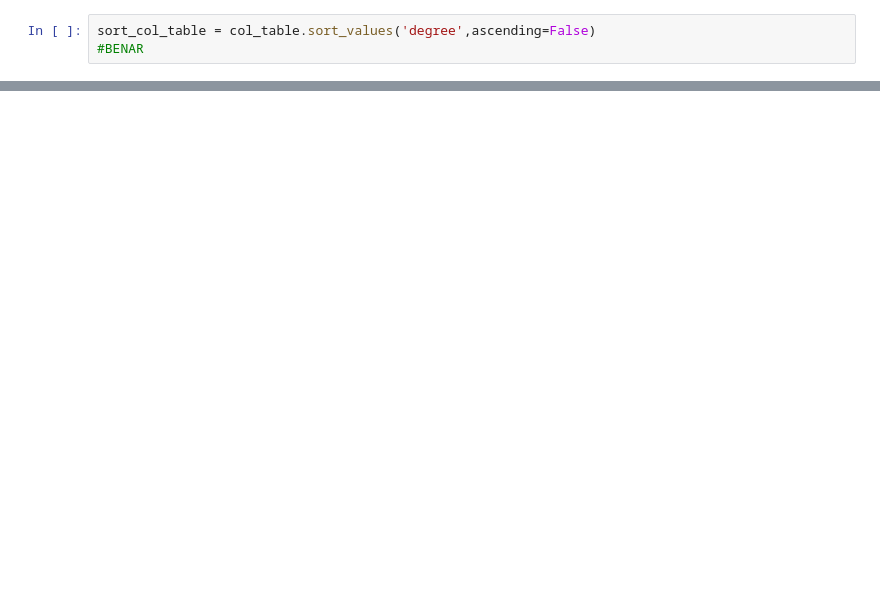
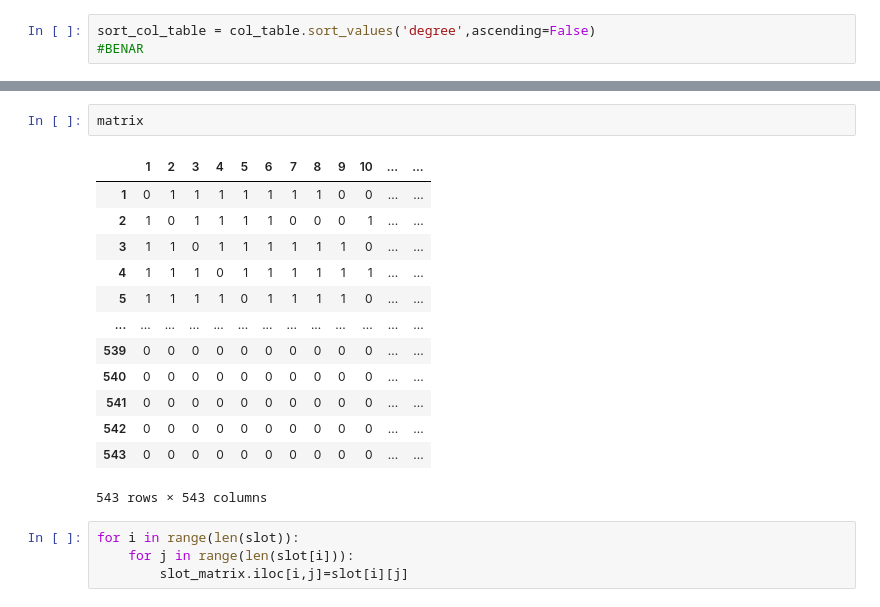
Before and after one commit to ropmoc/OKH, a Jupyter notebook: tt.ipynb, the cells around one changed output, grey strips where cells are left out. Cells and saved outputs as stored; diff of their text form; blank space fills up the shorter version.

```diff
--- a/tt.ipynb
+++ b/tt.ipynb
@@ -96,0 +217,20 @@ slot
+# %%
+matrix
+# %% [output]
+|  | 1 | 2 | 3 | 4 | 5 | 6 | 7 | 8 | 9 | 10 | ... | ... |
+| 1 | 0 | 1 | 1 | 1 | 1 | 1 | 1 | 1 | 0 | 0 | ... | ... |
+| 2 | 1 | 0 | 1 | 1 | 1 | 1 | 0 | 0 | 0 | 1 | ... | ... |
+| 3 | 1 | 1 | 0 | 1 | 1 | 1 | 1 | 1 | 1 | 0 | ... | ... |
+| 4 | 1 | 1 | 1 | 0 | 1 | 1 | 1 | 1 | 1 | 1 | ... | ... |
+| 5 | 1 | 1 | 1 | 1 | 0 | 1 | 1 | 1 | 1 | 0 | ... | ... |
+| ... | ... | ... | ... | ... | ... | ... | ... | ... | ... | ... | ... | ... |
+| 539 | 0 | 0 | 0 | 0 | 0 | 0 | 0 | 0 | 0 | 0 | ... | ... |
+| 540 | 0 | 0 | 0 | 0 | 0 | 0 | 0 | 0 | 0 | 0 | ... | ... |
+| 541 | 0 | 0 | 0 | 0 | 0 | 0 | 0 | 0 | 0 | 0 | ... | ... |
+| 542 | 0 | 0 | 0 | 0 | 0 | 0 | 0 | 0 | 0 | 0 | ... | ... |
+| 543 | 0 | 0 | 0 | 0 | 0 | 0 | 0 | 0 | 0 | 0 | ... | ... |
+543 rows × 543 columns
+# %%
+for i in range(len(slot)):
+    for j in range(len(slot[i])):
+        slot_matrix.iloc[i,j]=slot[i][j]
```
Also changed, not shown: parts of 28 cells of this notebook.
